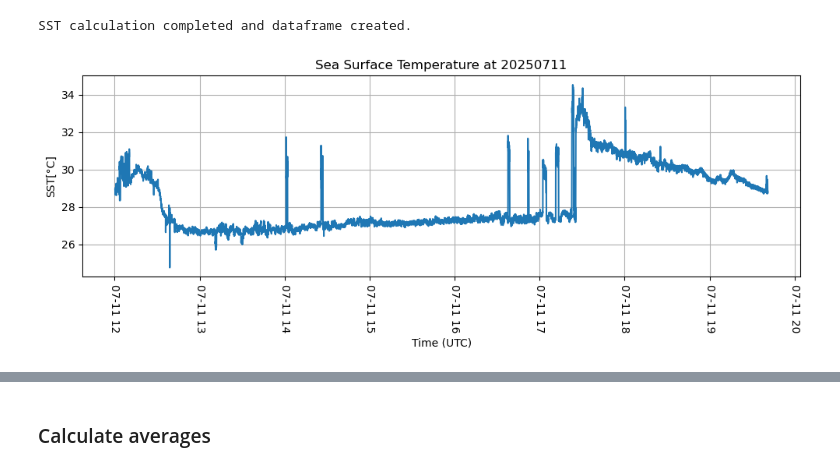
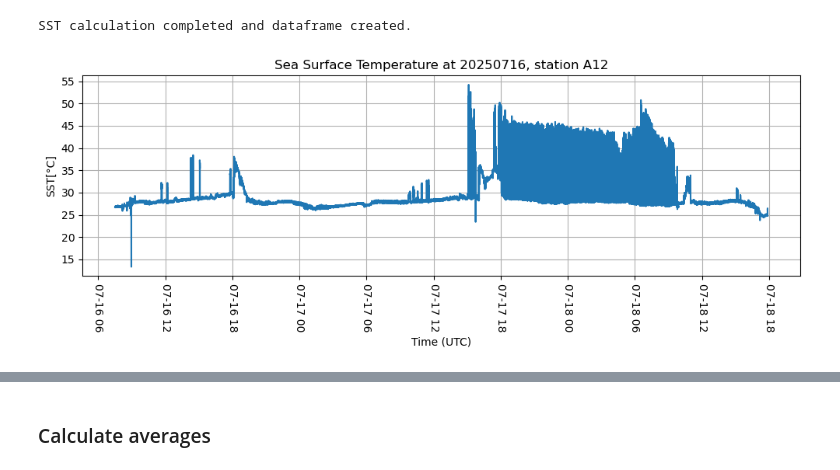
Before and after one commit to maibrittbergh/SST_RS_Meteor_2025, a Jupyter notebook: Infrared_cameras/postproc/postproc.ipynb, the cells around one changed output, grey strips where cells are left out. Saved outputs shown, nothing was run; the diff lists cells and outputs as text; code cells hidden in the pictures.

```diff
--- a/Infrared_cameras/postproc/postproc.ipynb
+++ b/Infrared_cameras/postproc/postproc.ipynb
@@ -12,7 +12,7 @@ import csv
 from datetime import datetime
 # %%
 # === SETTINGS ===
-ID = "A7"  # Station ID
+ID = "A12"  # Station ID
 
 # === File Paths ===
 dir_path = Path.cwd()  # current working directory
@@ -52,8 +52,8 @@ water_file = water_files[0]
 sky_file = sky_files[0]
 
 # Halobates file
-halobates_file = sorted(halobates_dir.glob(f"{ID}_Halobates.csv"))
-halobates_file  = str(halobates_file[0])
+#halobates_file = sorted(halobates_dir.glob(f"{ID}_Halobates.csv"))
+#halobates_file  = str(halobates_file[0])
 
 # Halobates protocol file
 protocol_file = sorted(protocol_dir.glob(f"*{ID}_17_CST_Schedule.csv"))
@@ -423,19 +443,19 @@ df_rad.to_csv(rad_out, index=False)
 # %%
 # === Plot ===
 plt.figure(figsize=(10, 4))
 plt.plot(df_sst["Time"], df_sst["SST (°C)"], label="SST")
 
 plt.xlabel("Time (UTC)")
 plt.ylabel("SST[°C]")
 
-#plt.ylim(20, 30)
+#plt.ylim(10, 30)
 
 plt.xticks(rotation=-90)
-plt.title(f"Sea Surface Temperature at {date_str}")
+plt.title(f"Sea Surface Temperature at {date_str}, station {ID}")
 plt.grid(True)
 #plt.legend()
 plt.tight_layout()
-
+plt.savefig(results_dir / f"plots/SST_raw/{date_str}_{ID}_17_IR_SST.png", dpi=300)
 plt.show()
 # %% [output]
-[figure, old version]
+[figure, new version]
```
Also changed, not shown: parts of 8 cells of this notebook, 39 other files.
